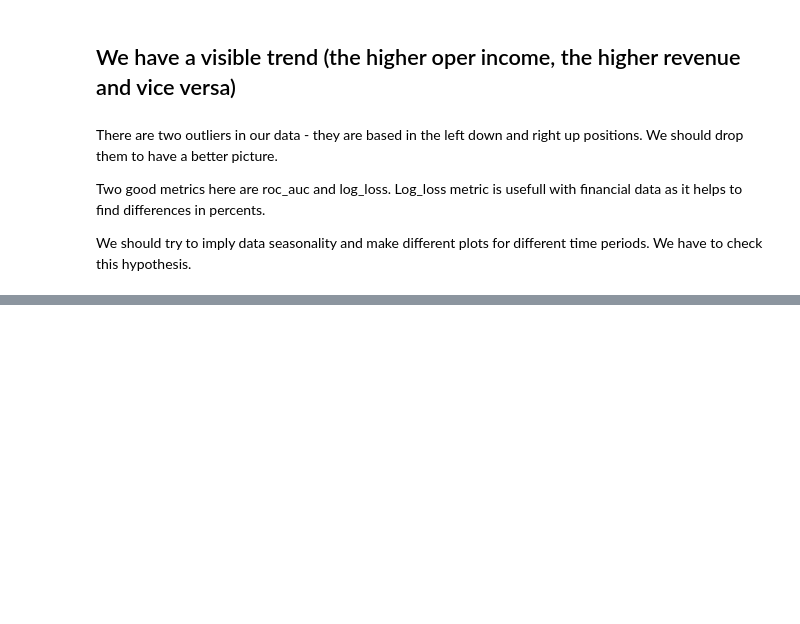
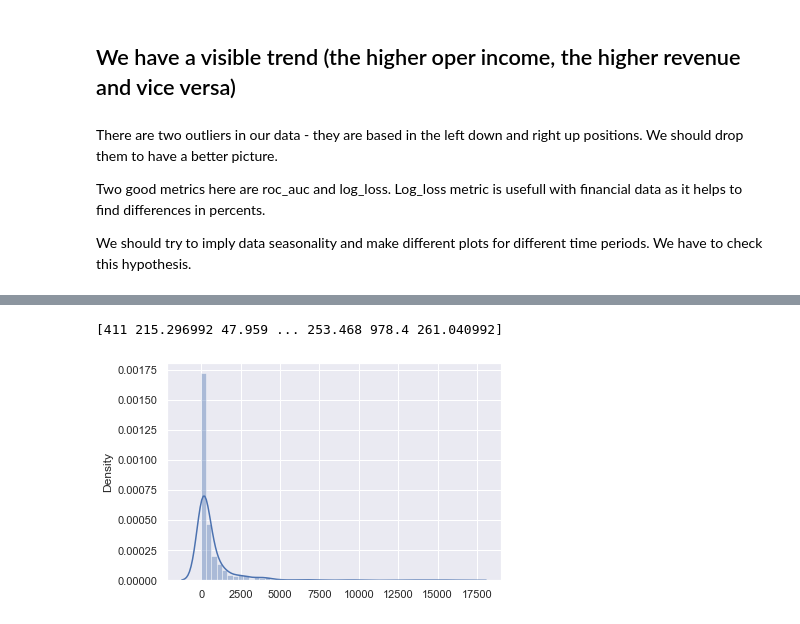
Before and after one commit to andandaks/oilreports, a Jupyter notebook: Oil analyze.ipynb, the cells around one changed output, grey strips where cells are left out. Cells and saved outputs as stored; diff of their text form; code cells hidden in the pictures; blank space fills up the shorter version.

```diff
--- a/Oil analyze.ipynb
+++ b/Oil analyze.ipynb
@@ -129,0 +148,25 @@ plt.show()
+# %%
+import matplotlib.pyplot as plt
+import seaborn as sns
+import pandas as pd
+import numpy as np
+import warnings
+warnings.simplefilter("ignore")
+%matplotlib inline
+
+sns.set(style = "darkgrid")
+from sklearn.model_selection import train_test_split
+from sklearn.linear_model import LinearRegression
+
+y = df["Revenue"].to_numpy()
+#X = df.drop(columns=["Revenue"])
+X = df['Operating Income'].to_numpy()
+X_train, X_test, y_train, y_test = train_test_split(X, y, test_size=0.3, random_state=12, shuffle=True)
+print(y_train)
+# %% [output]
+[411 215.296992 47.959 ... 253.468 978.4 261.040992]
+# %%
+sns.distplot(y_train)
+plt.show()
+# %% [output]
+[figure, added]
```
Also changed, not shown: parts of 8 cells of this notebook.
